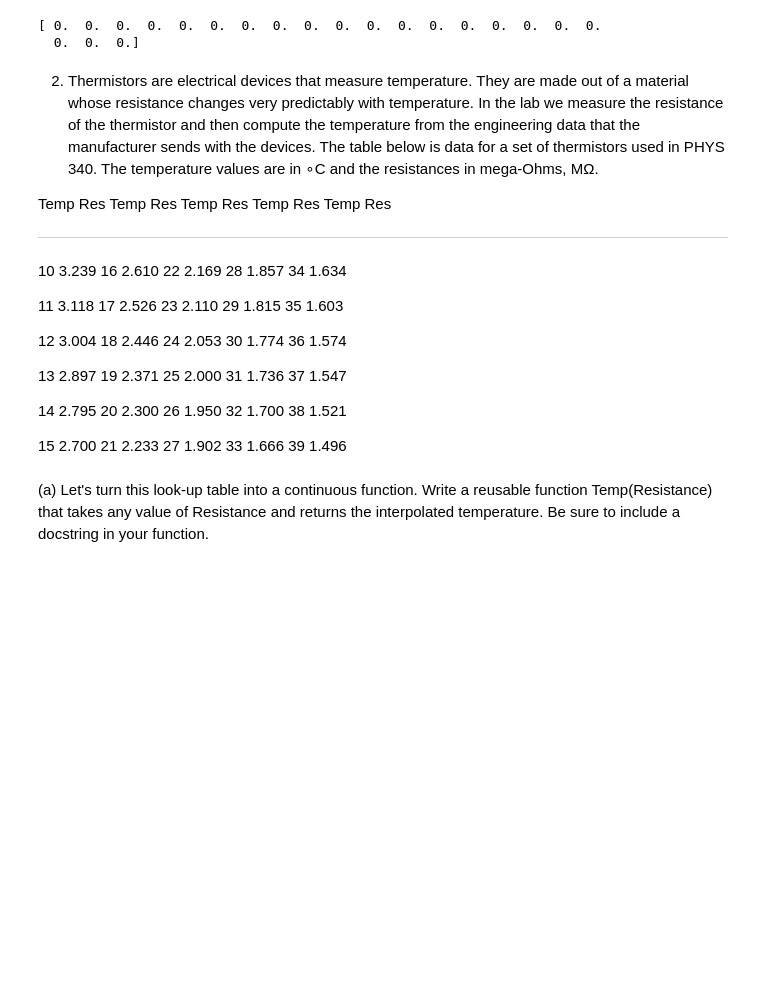
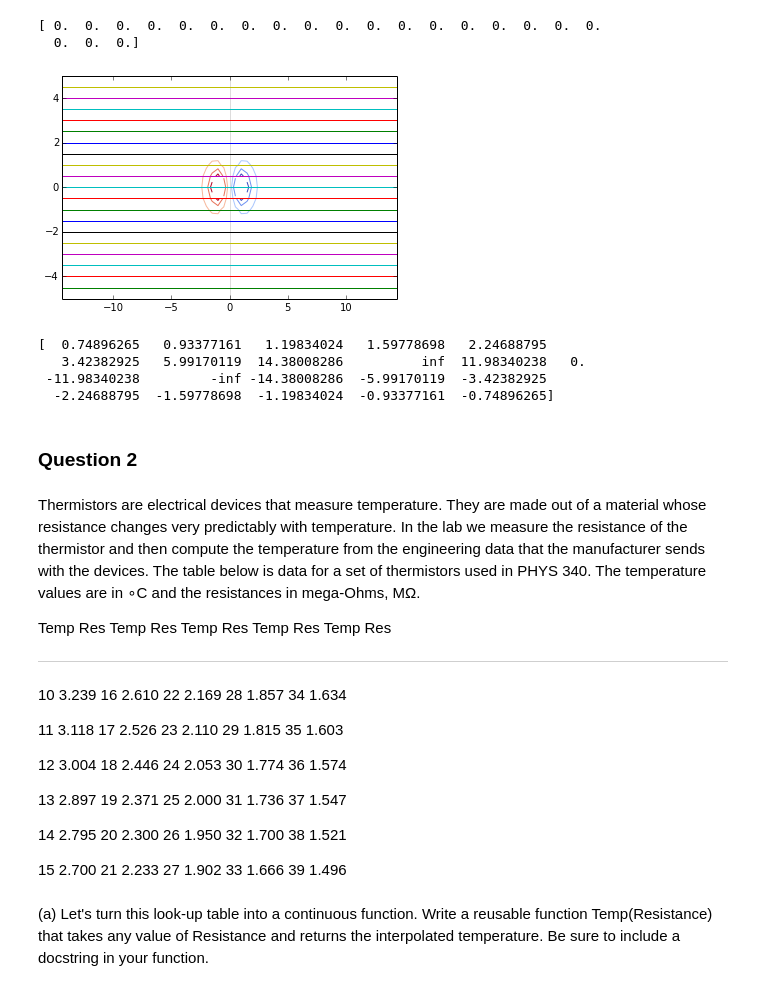
Before and after one commit to jbowen02/PHYS202-S14, a Jupyter notebook: SciPy/InterpolationExercises.ipynb, the cells around one changed output. Cells and saved outputs as stored; diff of their text form; code cells hidden in the pictures; blank space fills up the shorter version.

```diff
--- a/SciPy/InterpolationExercises.ipynb
+++ b/SciPy/InterpolationExercises.ipynb
@@ -35,8 +37,24 @@ print Vdipole[ii]
 # %% [output]
 [ 0.  0.  0.  0.  0.  0.  0.  0.  0.  0.  0.  0.  0.  0.  0.  0.  0.  0.
   0.  0.  0.]
+# %%
+ii = (y == 0)
+plt.contour(x,y,Vdipole,cmap=cm.coolwarm)
+plt.plot(Vdipole[ii], x)
+plt.show()
+# %% [output]
+[figure, added]
+# %%
+print Vdipole[ii]
+# %% [output]
+[  0.74896265   0.93377161   1.19834024   1.59778698   2.24688795
+   3.42382925   5.99170119  14.38008286          inf  11.98340238   0.
+ -11.98340238         -inf -14.38008286  -5.99170119  -3.42382925
+  -2.24688795  -1.59778698  -1.19834024  -0.93377161  -0.74896265]
+# %% [markdown]
+### Question 2
 # %% [markdown]
-2. Thermistors are electrical devices that measure temperature. They are made out of a material whose resistance changes very predictably with temperature. In the lab we measure the resistance of the thermistor and then compute the temperature from the engineering data that the manufacturer sends with the devices. The table below is data for a set of thermistors used in PHYS 340. The temperature values are in ∘C and the resistances in mega-Ohms, MΩ.
+Thermistors are electrical devices that measure temperature. They are made out of a material whose resistance changes very predictably with temperature. In the lab we measure the resistance of the thermistor and then compute the temperature from the engineering data that the manufacturer sends with the devices. The table below is data for a set of thermistors used in PHYS 340. The temperature values are in ∘C and the resistances in mega-Ohms, MΩ.
 
 Temp   Res   Temp   Res   Temp   Res   Temp   Res   Temp   Res
 
```
Also changed, not shown: parts of 3 cells of this notebook, 5 other files.
